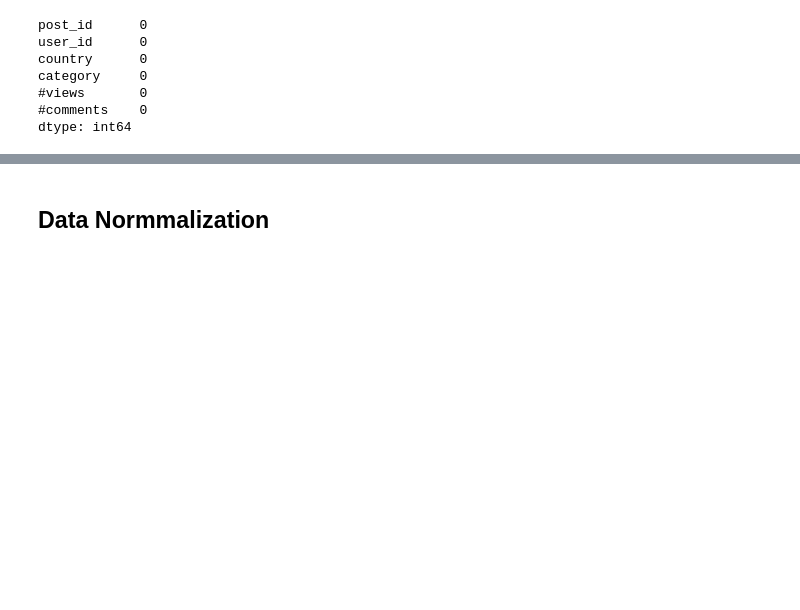
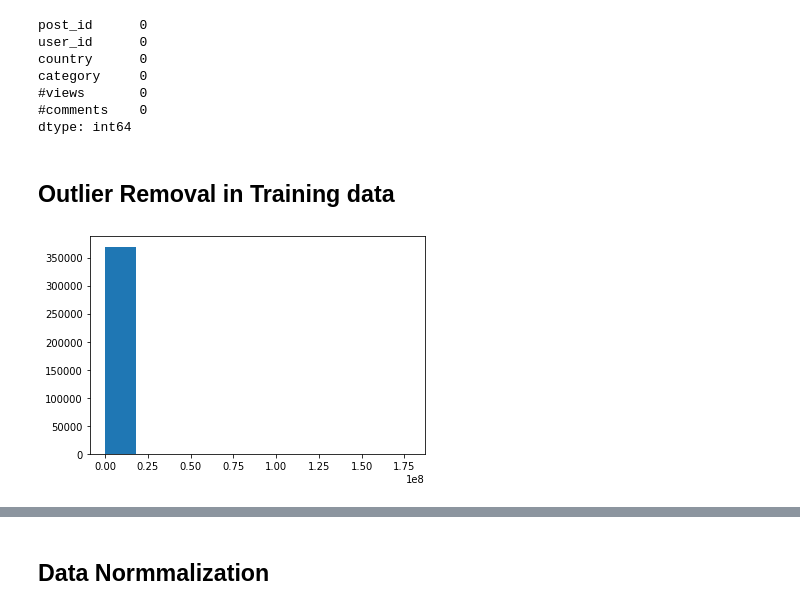
Before and after one commit to itsshivampal/posts-likes-prediction, a Jupyter notebook: date_processing.ipynb, the cells around one changed output, grey strips where cells are left out. Cells and saved outputs as stored; diff of their text form; code cells hidden in the pictures; blank space fills up the shorter version.

```diff
--- a/date_processing.ipynb
+++ b/date_processing.ipynb
@@ -274,3 +274,15 @@ dtype: int64
 training_data.to_csv("data/train_null_free.csv")
 # %%
 testing_data.to_csv("data/test_null_free.csv")
+# %% [markdown]
+## Outlier Removal in Training data
+# %%
+df = pd.read_csv("data/train_null_free.csv")
+# %%
+views = df["#views"].to_numpy()
+comments = df["#comments"].to_numpy()
+# %%
+plt.hist(views, bins=10)
+plt.show()
+# %% [output]
+[figure, added]
```
Also changed, not shown: parts of 47 cells of this notebook, 5 other files.
